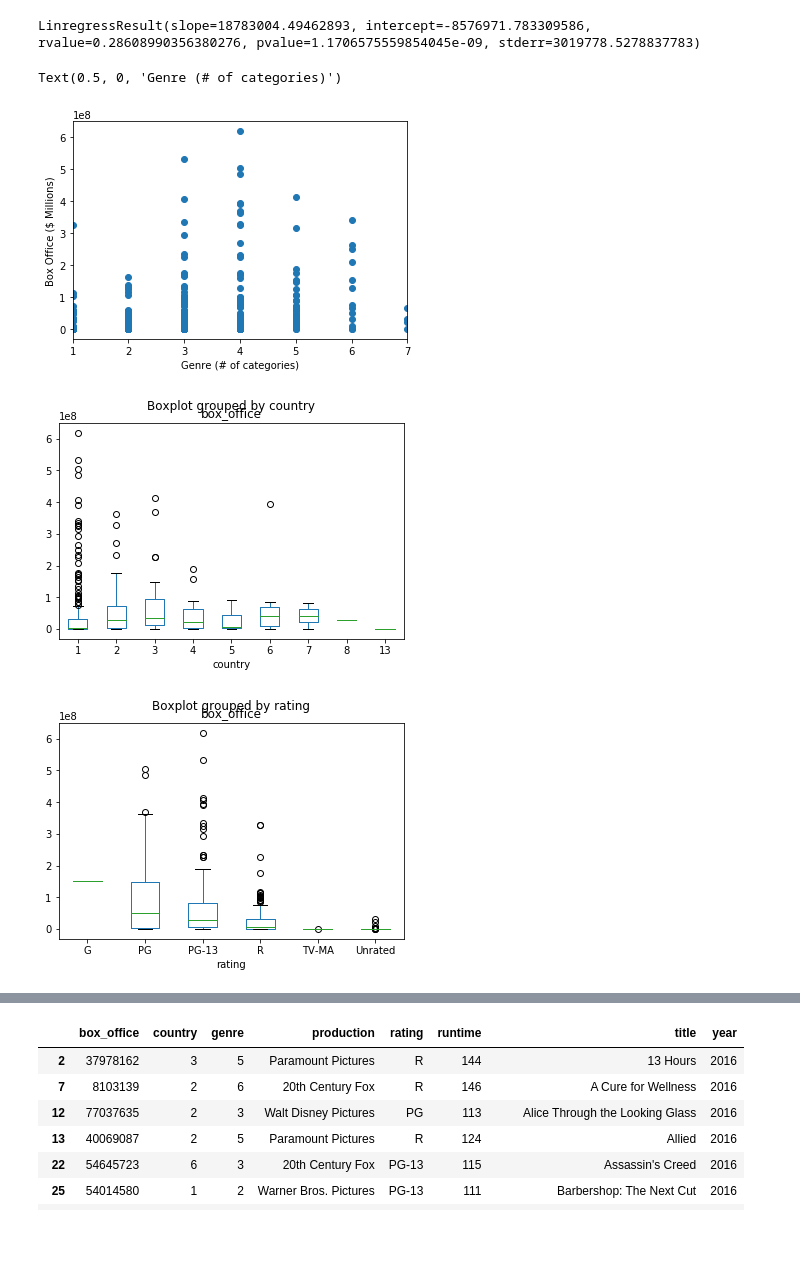
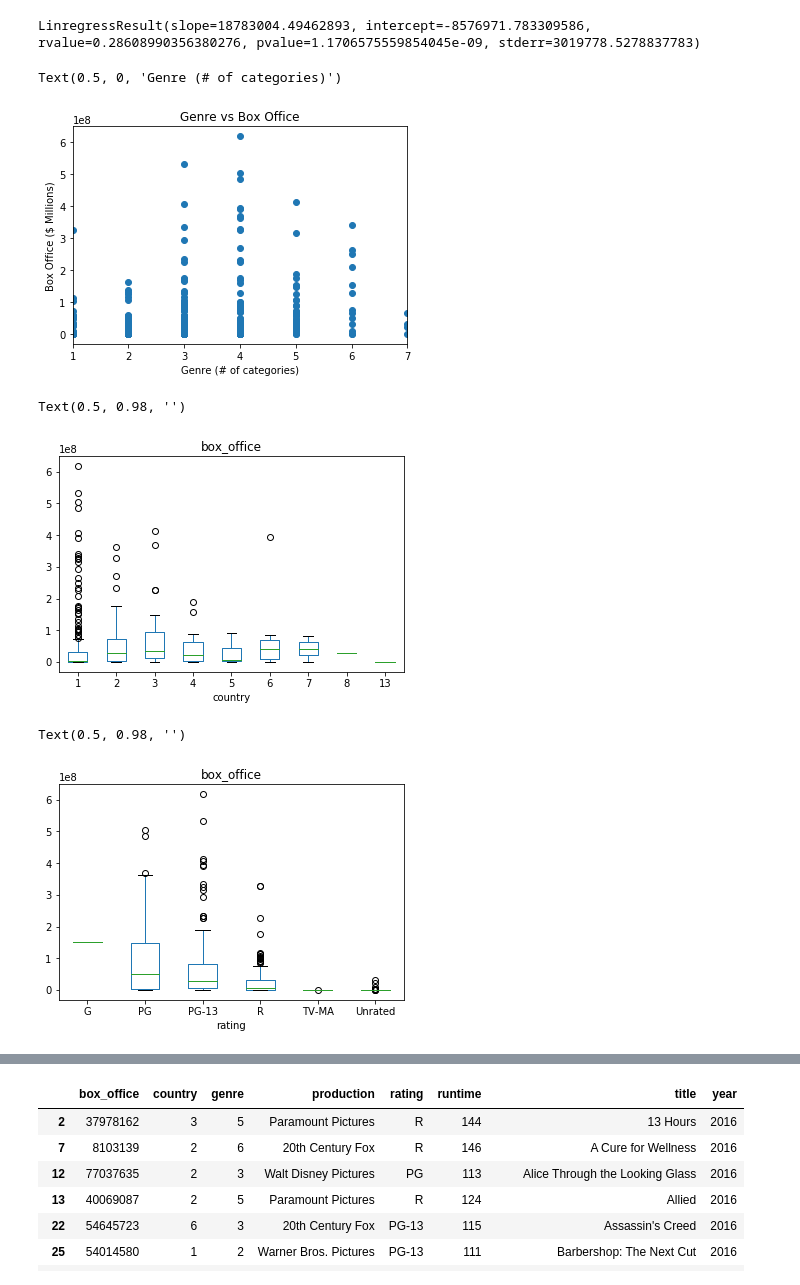
Before and after one commit to rebeca-lamas/machine-learning-project, a Jupyter notebook: multi-linear-regression-model.ipynb, the cells around one changed output, grey strips where cells are left out. Cells and saved outputs as stored; diff of their text form; code cells hidden in the pictures; blank space fills up the shorter version.

```diff
--- a/multi-linear-regression-model.ipynb
+++ b/multi-linear-regression-model.ipynb
@@ -126,23 +126,30 @@ fig1, ax1 = plt.subplots()
 ax1.set_xlim(min(data['genre']), max(data['genre']))
 ax1.plot(data['genre'], data['box_office'], linewidth=0, marker="o")
 # ax1.plot(data['genre'], gn_fit, "r--", linewidth=1)
+ax1.set_title("Genre vs Box Office")
 ax1.set_ylabel("Box Office ($ Millions)")
 ax1.set_xlabel("Genre (# of categories)")
 # %% [output]
 Text(0.5, 0, 'Genre (# of categories)')
-[figure, old version]
+[figure, new version]
 # %%
 fig1.savefig('Resources/images/genre_bo.png', figsize=(1044/166, 696/166), dpi=166)
 # %%
 country = data.boxplot(by= 'country', column='box_office', grid=False)
+fig = country.get_figure()
+fig.suptitle("")
 # %% [output]
+Text(0.5, 0.98, '')
-[figure, old version]
+[figure, new version]
 # %%
 country.figure.savefig('Resources/images/country_bo.png', figsize=(1044/166, 696/166), dpi=166)
 # %%
 rating = data1.boxplot(by='rating', column='box_office',grid=False)
+fig = rating.get_figure()
+fig.suptitle("")
 # %% [output]
+Text(0.5, 0.98, '')
-[figure, old version]
+[figure, new version]
 # %%
 rating.figure.savefig('Resources/images/rating_bo.png', figsize=(1044/166, 696/166), dpi=166)
 # %%
```
Also changed, not shown: parts of 4 cells of this notebook, 6 other files.
